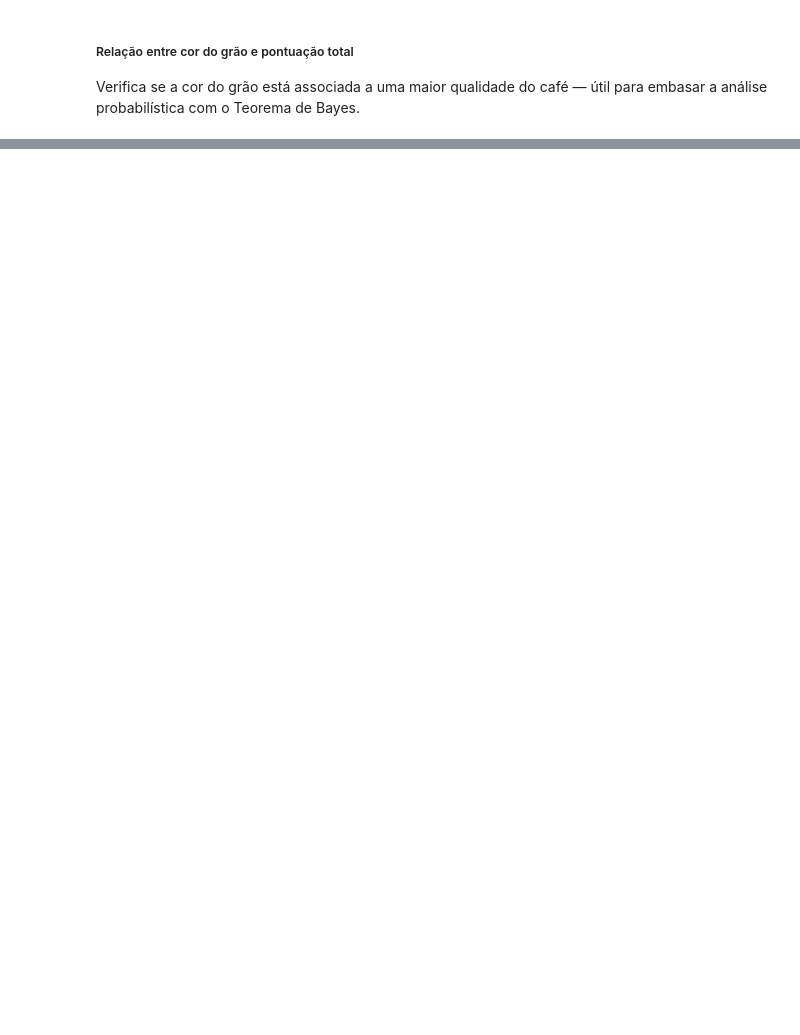
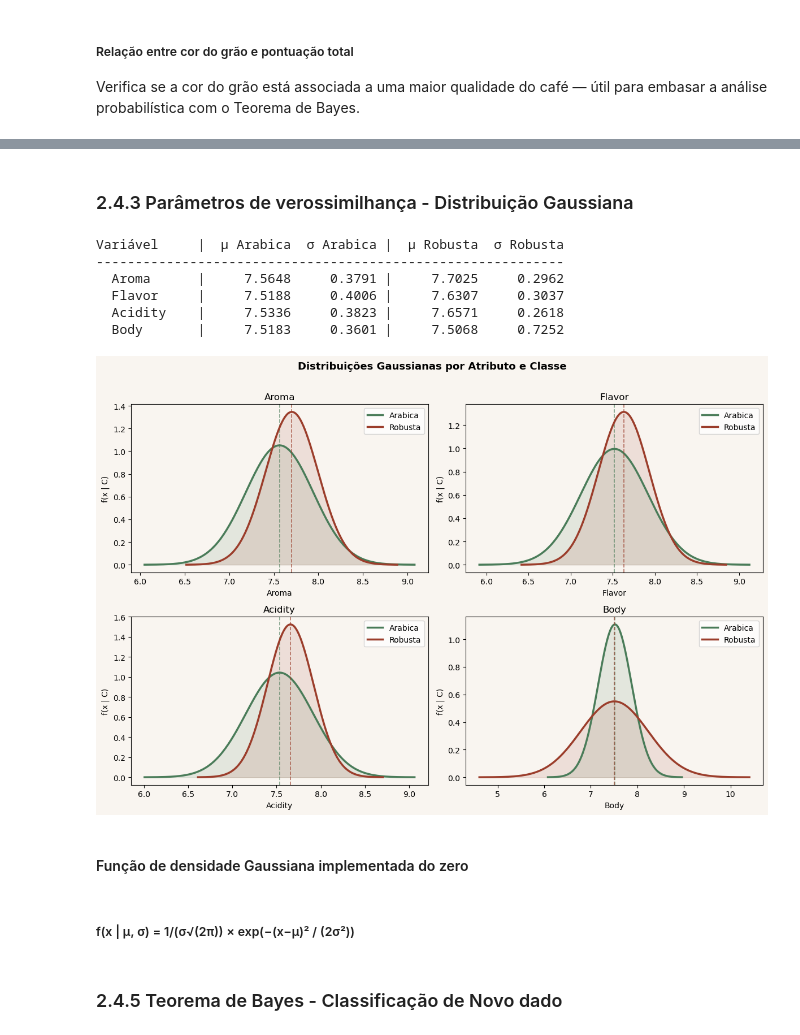
Before and after one commit to analiceajpinheiro/Super_Projeto_Cafe, a Jupyter notebook: analise.ipynb, the cells around one changed output, grey strips where cells are left out. Cells and saved outputs as stored; diff of their text form; code cells hidden in the pictures; blank space fills up the shorter version.

```diff
--- a/analise.ipynb
+++ b/analise.ipynb
@@ -282,0 +409,61 @@ plt.show()
+# %% [markdown]
+### 2.4.3 Parâmetros de verossimilhança - Distribuição Gaussiana
+# %%
+# Como as variáveis são contínuas, modelamos cada atributo como
+# uma Normal dentro de cada classe: f(x | C) ~ N(μ, σ)
+# Os parâmetros μ e σ são estimados diretamente dos dados de cada classe.
+
+params = {}
+for cls in CLASSES:
+    subset = df[df[TARGET] == cls]
+    params[cls] = {}
+    for pred in PREDICTORS:
+        params[cls][pred] = {
+            'mean': subset[pred].mean(),
+            'std' : subset[pred].std(ddof=1)
+        }
+
+print()
+header = f"{'Variável':12s} | {'μ Arabica':>10} {'σ Arabica':>10} | {'μ Robusta':>10} {'σ Robusta':>10}"
+print(header)
+print("-" * len(header))
+for pred in PREDICTORS:
+    mA = params['Arabica'][pred]['mean']
+    sA = params['Arabica'][pred]['std']
+    mR = params['Robusta'][pred]['mean']
+    sR = params['Robusta'][pred]['std']
+    print(f"  {pred:10s} | {mA:>10.4f} {sA:>10.4f} | {mR:>10.4f} {sR:>10.4f}")
+
+fig, axes = plt.subplots(2, 2, figsize=(12, 8))
+axes = axes.flatten()
+for idx, pred in enumerate(PREDICTORS):
+    ax = axes[idx]
+    for cls, cor in cores.items():
+        mu  = params[cls][pred]['mean']
+        sig = params[cls][pred]['std']
+        x_range = np.linspace(mu - 4*sig, mu + 4*sig, 300)
+        ax.plot(x_range, norm.pdf(x_range, mu, sig), color=cor, linewidth=2.5, label=cls)
+        ax.axvline(mu, color=cor, linestyle='--', linewidth=1.2, alpha=0.7)
+        ax.fill_between(x_range, norm.pdf(x_range, mu, sig), alpha=0.12, color=cor)
+    ax.set_title(f'{pred}')
+    ax.set_xlabel(pred)
+    ax.set_ylabel('f(x | C)')
+    ax.legend()
+    ax.set_facecolor('#f9f5f0')
+fig.patch.set_facecolor('#f9f5f0')
+plt.suptitle('Distribuições Gaussianas por Atributo e Classe', fontsize=13, fontweight='bold', y=1.01)
+plt.tight_layout()
+plt.savefig('grafico_verossimilhancas.png', dpi=150, bbox_inches='tight')
+plt.show()
+# %% [output]
+Variável     |  μ Arabica  σ Arabica |  μ Robusta  σ Robusta
+------------------------------------------------------------
+  Aroma      |     7.5648     0.3791 |     7.7025     0.2962
+  Flavor     |     7.5188     0.4006 |     7.6307     0.3037
+  Acidity    |     7.5336     0.3823 |     7.6571     0.2618
+  Body       |     7.5183     0.3601 |     7.5068     0.7252
+[figure, added]
+# %% [markdown]
+#### Função de densidade Gaussiana implementada do zero
+# %% [markdown]
+##### f(x | μ, σ) = 1/(σ√(2π)) × exp(−(x−μ)² / (2σ²))
@@ -282,0 +475,2 @@ plt.show()
+# %% [markdown]
+### 2.4.5 Teorema de Bayes - Classificação de Novo dado
```
Also changed, not shown: parts of 28 cells of this notebook, 3 other files.
